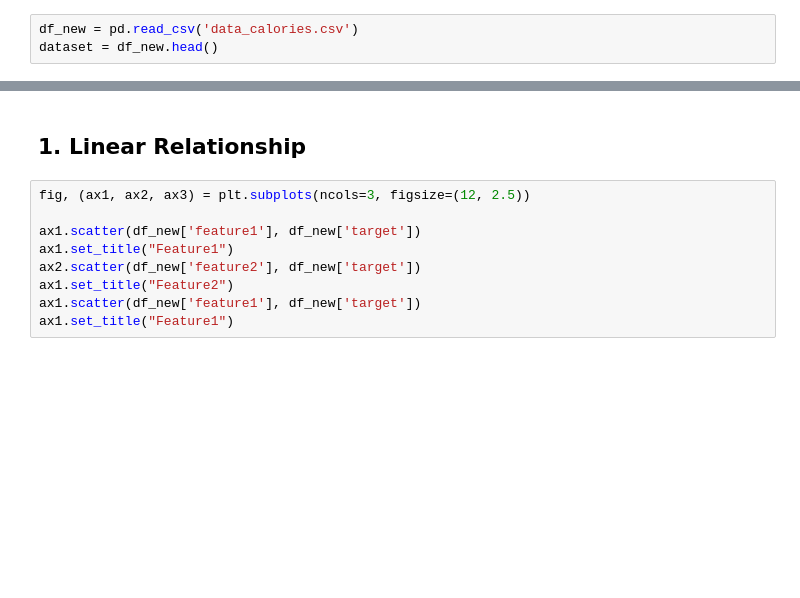
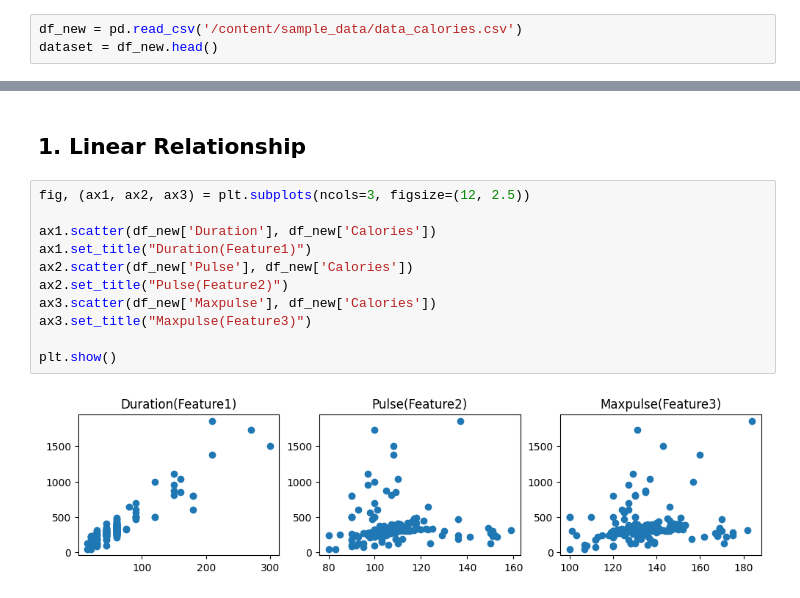
Before and after one commit to OfEarthAndEther/ML_monologues, a Jupyter notebook: Linear_Regression_Self.ipynb, the cells around one changed output, grey strips where cells are left out. Drawn from its saved outputs; the diff is of its cells as text; blank space fills up the shorter version.

```diff
--- a/Linear_Regression_Self.ipynb
+++ b/Linear_Regression_Self.ipynb
@@ -338,7 +338,7 @@ import numpy as np
 import matplotlib.pyplot as plt
 import seaborn as sns
 # %%
-df_new = pd.read_csv('data_calories.csv')
+df_new = pd.read_csv('/content/sample_data/data_calories.csv')
 dataset = df_new.head()
 # %%
 dataset
@@ -383,9 +397,13 @@ residual = y_test - y_pred
 # %%
 fig, (ax1, ax2, ax3) = plt.subplots(ncols=3, figsize=(12, 2.5))
 
-ax1.scatter(df_new['feature1'], df_new['target'])
-ax1.set_title("Feature1")
-ax2.scatter(df_new['feature2'], df_new['target'])
-ax1.set_title("Feature2")
-ax1.scatter(df_new['feature1'], df_new['target'])
-ax1.set_title("Feature1")
+ax1.scatter(df_new['Duration'], df_new['Calories'])
+ax1.set_title("Duration(Feature1)")
+ax2.scatter(df_new['Pulse'], df_new['Calories'])
+ax2.set_title("Pulse(Feature2)")
+ax3.scatter(df_new['Maxpulse'], df_new['Calories'])
+ax3.set_title("Maxpulse(Feature3)")
+
+plt.show()
+# %% [output]
+[figure, added]
```
Also changed, not shown: parts of 4 cells of this notebook.
